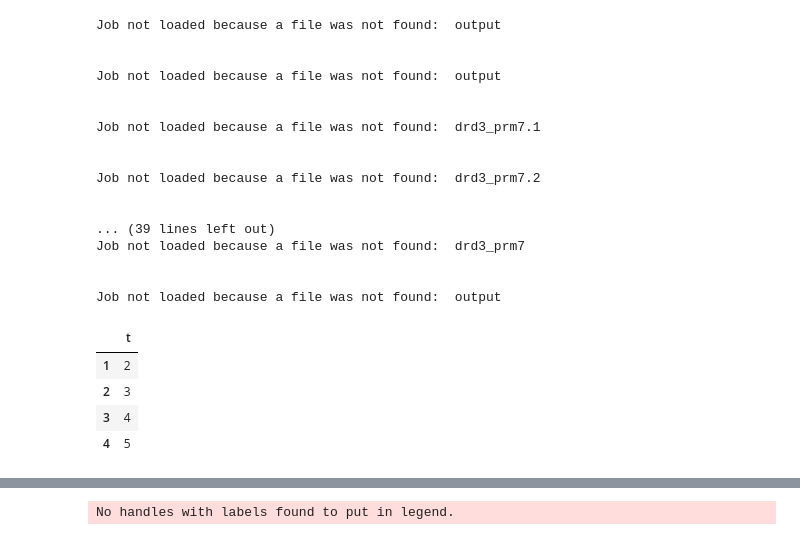
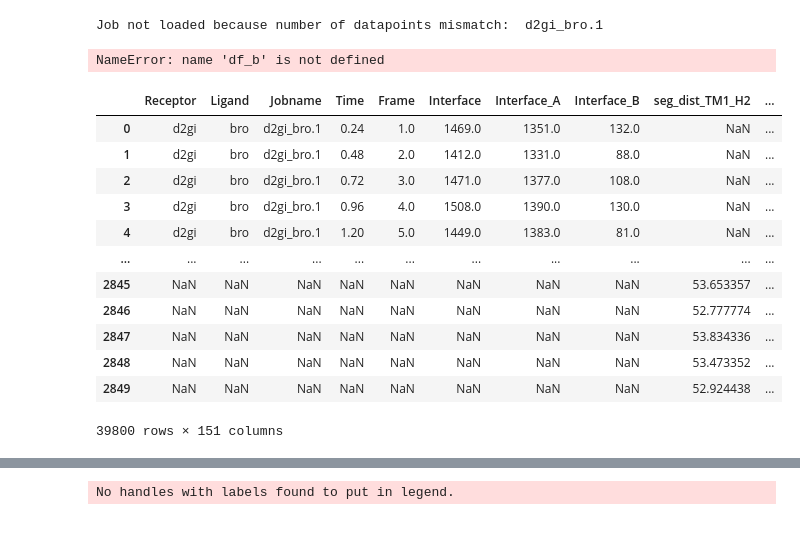
Before and after one commit to brucekhlee/ace, a Jupyter notebook: tutorial/dx_g_cpx/check_interface_v2.ipynb, the cells around one changed output, grey strips where cells are left out. Cells and saved outputs as stored; diff of their text form; code cells hidden in the pictures.

```diff
--- a/tutorial/dx_g_cpx/check_interface_v2.ipynb
+++ b/tutorial/dx_g_cpx/check_interface_v2.ipynb
@@ -12,7 +12,7 @@ import statistics
 # %%
 def read_data(receptor, ligand, time_limit=0, Verbose=False, exclusions=[]):
 
-    _filein = glob.glob("/home/khlee/work/desmond/output/"+receptor+"/"+ligand+"/*/")
+    _filein = glob.glob("/home/khlee/work/desmond/output/"+receptor+"/"+ligand+"/%s_*/" % receptor)
     _filein = natsorted(_filein, key=lambda y: y.lower())
     if Verbose:
         print(_filein)
@@ -35,9 +35,9 @@ def read_data(receptor, ligand, time_limit=0, Verbose=False, exclusions=[]):
             continue
         try:
             df_a = pd.read_hdf(_filein[i]+'/output/df_seg_dist_rec_ga.hdf','df')
-            df_b = pd.read_hdf(_filein[i]+'/output/df_seg_dist_rec_rec.hdf','df')
-            angle_ga = pd.read_hdf(_filein[i]+'/output/df_seg_angle_rec_ga.hdf','df')
-            angle_rec = pd.read_hdf(_filein[i]+'/output/df_seg_angle_rec_rec.hdf','df')
+#             df_b = pd.read_hdf(_filein[i]+'/output/df_seg_dist_rec_rec.hdf','df')
+#             angle_ga = pd.read_hdf(_filein[i]+'/output/df_seg_angle_rec_ga.hdf','df')
+#             angle_rec = pd.read_hdf(_filein[i]+'/output/df_seg_angle_rec_rec.hdf','df')
         except:
             print("Job not loaded because dataframe file was not found:",
                   _filein[i].split("/")[-2])
@@ -46,8 +46,9 @@ def read_data(receptor, ligand, time_limit=0, Verbose=False, exclusions=[]):
 
         try:
             assert (len(t)==len(obs)) & (len(obs) == len(obs_a)) & (len(obs) == len(obs_b))
-            assert (len(df_a) == len(obs)) & (len(df_b) == len(obs))
-            assert (len(angle_ga) == len(obs)) & (len(angle_rec) == len(obs))
+            assert (len(obs) == len(df_a))
+#             assert (len(df_a) == len(obs)) & (len(df_b) == len(obs))
+#             assert (len(angle_ga) == len(obs)) & (len(angle_rec) == len(obs))
 
 
             temp = pd.DataFrame({"obs":obs, "obs_a":obs_a, "obs_b":obs_b, "t":t, "frame":frame})
@@ -58,9 +59,9 @@ def read_data(receptor, ligand, time_limit=0, Verbose=False, exclusions=[]):
             sel_t = list(temp[temp["t"]>=time_limit]["t"])
             sel_frame = list(temp[temp["t"]>=time_limit]["frame"])
             sel_df_a = df_a.iloc[temp[temp["t"]>=time_limit].index]
-            sel_df_b = df_b.iloc[temp[temp["t"]>=time_limit].index]
-            sel_angle_ga = angle_ga.iloc[temp[temp["t"]>=time_limit].index]
-            sel_angle_rec = angle_rec.iloc[temp[temp["t"]>=time_limit].index]
+#             sel_df_b = df_b.iloc[temp[temp["t"]>=time_limit].index]
+#             sel_angle_ga = angle_ga.iloc[temp[temp["t"]>=time_limit].index]
+#             sel_angle_rec = angle_rec.iloc[temp[temp["t"]>=time_limit].index]
 
             data["Interface"] += sel
             data["Interface_A"] += sel_a
@@ -70,8 +71,8 @@ def read_data(receptor, ligand, time_limit=0, Verbose=False, exclusions=[]):
             data["Jobname"]+=[_filein[i].split("/")[-2] for a in range(len(sel))]
             data["Time"]+=sel_t
             data["Frame"]+=sel_frame
-
-            i_df = pd.concat([pd.DataFrame(data), sel_df_a, sel_df_b, sel_angle_ga, sel_angle_rec], axis=1)
+            i_df = pd.concat([pd.DataFrame(data), sel_df_a.reindex(drop=True)])
+#             i_df = pd.concat([pd.DataFrame(data), sel_df_a, sel_df_b, sel_angle_ga, sel_angle_rec], axis=1)
             df = pd.concat([df, i_df])
         except:
             print("Job not loaded because number of datapoints mismatch: ",
@@ -84,9 +85,9 @@ def read_data(receptor, ligand, time_limit=0, Verbose=False, exclusions=[]):
     return df
 
 def check_interface(df, receptor=None):
-    df["RAB-AB"] = df["Interface"] - (df["Interface_A"]+df["Interface_B"])
+    df["RAB-AB"] = abs(df["Interface"] - (df["Interface_A"]+df["Interface_B"]))
     df["AB"] = df["Interface_A"]+df["Interface_B"]
-    df["%Diff"] = df["RAB-AB"]/df["Interface"]*100
+    df["%Diff"] = abs(df["RAB-AB"]/df["Interface"]*100)
     return df
 
 def read_caller(keywords, exclusions=[]):
@@ -132,24 +133,7 @@ def bootstrap(df1, df2, splits=1, n=1000, seed=2020):
 sel_pairs = [("d2gi", "bro"),("d2go", "bro"),("d3gi", "prm"),("d3go", "prm"),("d3gi", "pd"),("d3go", "pd"),
             ("drd3", "prm7"),("drd3", "pd2"),("drd3ao", "prm3"),("drd3ao", "pd2")]
 df = read_caller(sel_pairs)
-# df = check_interface(df)
-# df = read_data("d2gi", "bro")
-df
+df = check_interface(df)
 # %% [output]
-Job not loaded because a file was not found:  output
-
-
-Job not loaded because a file was not found:  output
-
-
-Job not loaded because a file was not found:  drd3_prm7.1
-
-
-Job not loaded because a file was not found:  drd3_prm7.2
-
-
-... (39 lines left out)
-Job not loaded because a file was not found:  drd3_prm7
-
-
-Job not loaded because a file was not found:  output
+Job not loaded because number of datapoints mismatch:  d2gi_bro.1
+NameError: name 'df_b' is not defined
@@ -158,10 +140,18 @@ df
-# %%
-d = {"t": [1,2,3,4,5]}
-temp = pd.DataFrame(d)
-temp.iloc[temp[temp["t"]>=2].index]
-# %% [output]
-|  | t |
-| 1 | 2 |
-| 2 | 3 |
-| 3 | 4 |
-| 4 | 5 |
+# %%
+df = read_data("d2gi", "bro")
+df = check_interface(df)
+df
+# %% [output]
+|  | Receptor | Ligand | Jobname | Time | Frame | Interface | Interface_A | Interface_B | seg_dist_TM1_H2 | ... |
+| 0 | d2gi | bro | d2gi_bro.1 | 0.24 | 1.0 | 1469.0 | 1351.0 | 132.0 | NaN | ... |
+| 1 | d2gi | bro | d2gi_bro.1 | 0.48 | 2.0 | 1412.0 | 1331.0 | 88.0 | NaN | ... |
+| 2 | d2gi | bro | d2gi_bro.1 | 0.72 | 3.0 | 1471.0 | 1377.0 | 108.0 | NaN | ... |
+| 3 | d2gi | bro | d2gi_bro.1 | 0.96 | 4.0 | 1508.0 | 1390.0 | 130.0 | NaN | ... |
+| 4 | d2gi | bro | d2gi_bro.1 | 1.20 | 5.0 | 1449.0 | 1383.0 | 81.0 | NaN | ... |
+| ... | ... | ... | ... | ... | ... | ... | ... | ... | ... | ... |
+| 2845 | NaN | NaN | NaN | NaN | NaN | NaN | NaN | NaN | 53.653357 | ... |
+| 2846 | NaN | NaN | NaN | NaN | NaN | NaN | NaN | NaN | 52.777774 | ... |
+| 2847 | NaN | NaN | NaN | NaN | NaN | NaN | NaN | NaN | 53.834336 | ... |
+| 2848 | NaN | NaN | NaN | NaN | NaN | NaN | NaN | NaN | 53.473352 | ... |
+| 2849 | NaN | NaN | NaN | NaN | NaN | NaN | NaN | NaN | 52.924438 | ... |
+39800 rows × 151 columns
```
Also changed, not shown: parts of 5 cells of this notebook.
